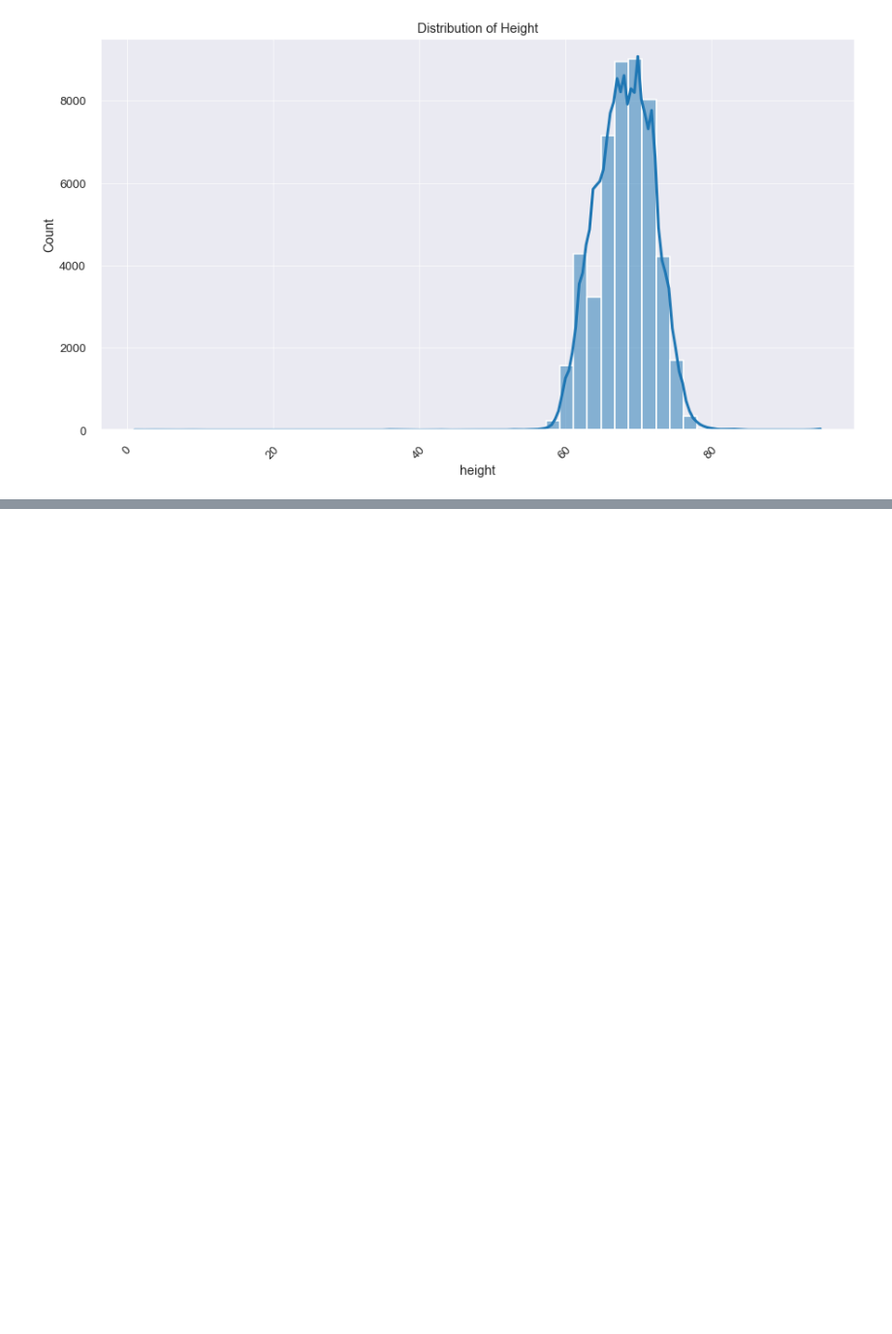
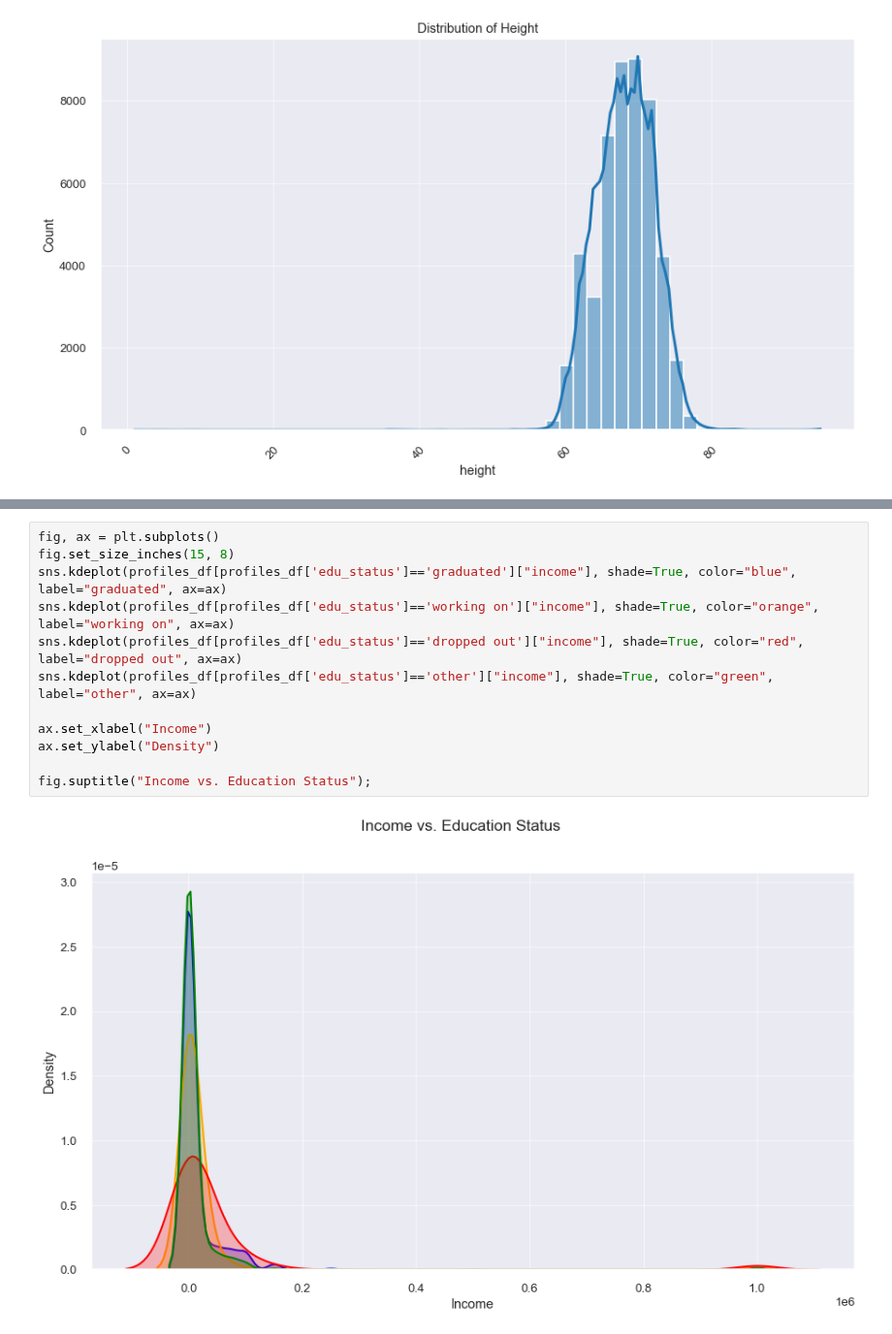
Before and after one commit to LenSin3/OkCupid-Date-a-Scientist, a Jupyter notebook: date-a-scientist.ipynb, the cells around one changed output, grey strips where cells are left out. Shown at 97% size. Saved outputs shown, nothing was run; the diff lists cells and outputs as text; blank space fills up the shorter version.

```diff
--- a/date-a-scientist.ipynb
+++ b/date-a-scientist.ipynb
@@ -733,0 +794,14 @@ fig.suptitle("Height vs. Sex");
+# %%
+fig, ax = plt.subplots()
+fig.set_size_inches(15, 8)
+sns.kdeplot(profiles_df[profiles_df['edu_status']=='graduated']["income"], shade=True, color="blue", label="graduated", ax=ax)
+sns.kdeplot(profiles_df[profiles_df['edu_status']=='working on']["income"], shade=True, color="orange", label="working on", ax=ax)
+sns.kdeplot(profiles_df[profiles_df['edu_status']=='dropped out']["income"], shade=True, color="red", label="dropped out", ax=ax)
+sns.kdeplot(profiles_df[profiles_df['edu_status']=='other']["income"], shade=True, color="green", label="other", ax=ax)
+
+ax.set_xlabel("Income")
+ax.set_ylabel("Density")
+
+fig.suptitle("Income vs. Education Status");
+# %% [output]
+[figure, added]
```
Also changed, not shown: parts of 9 cells of this notebook, 4 other files.
